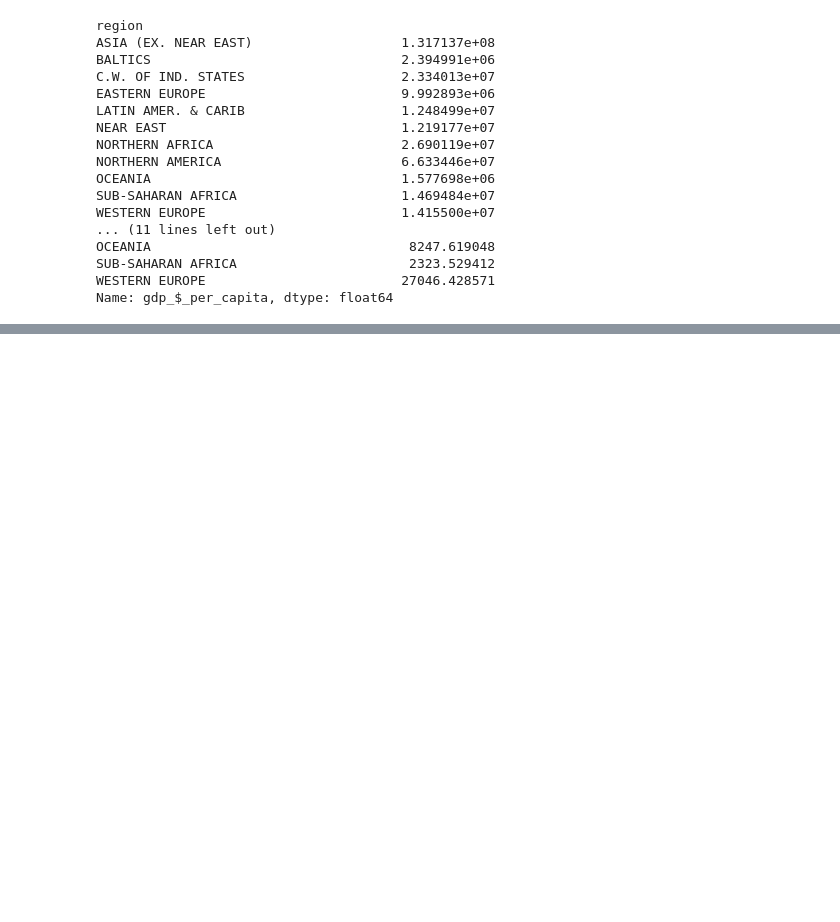
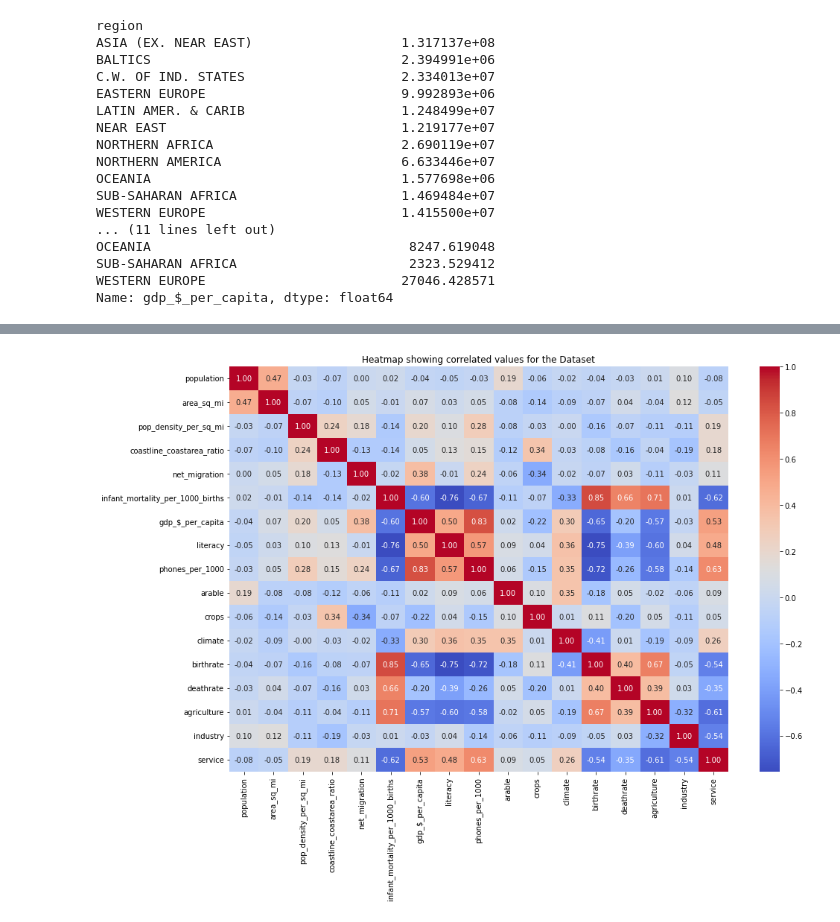
Before and after one commit to Rishiraj-singh7/Countries-of-the-world, a Jupyter notebook: main.ipynb, the cells around one changed output, grey strips where cells are left out. Cells and saved outputs as stored; diff of their text form; code cells hidden in the pictures; blank space fills up the shorter version.

```diff
--- a/main.ipynb
+++ b/main.ipynb
@@ -328,0 +419,9 @@ Name: gdp_$_per_capita, dtype: float64
+# %%
+#Visual representation in form of heatmap for correlated data
+plt.figure(figsize=(15,10))
+ax=plt.axes()
+sns.heatmap(data=world.iloc[:,2:].corr(),annot=True,fmt='.2f',cmap='coolwarm',ax=ax)
+ax.set_title('Heatmap showing correlated values for the Dataset')
+plt.show()
+# %% [output]
+[figure, added]
```
Also changed, not shown: parts of 11 cells of this notebook.
